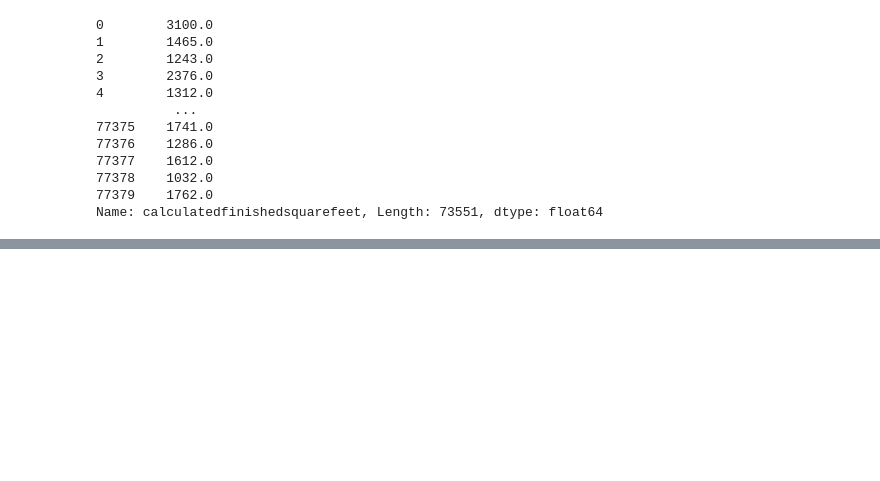
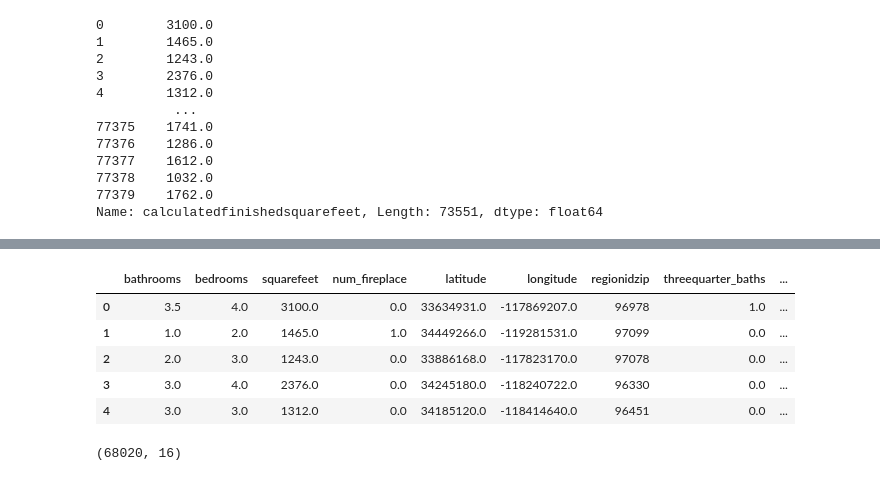
Before and after one commit to watermanbrandyn/clustering_project, a Jupyter notebook: zillow_notebook.ipynb, the cells around one changed output, grey strips where cells are left out. Saved outputs shown, nothing was run; the diff lists cells and outputs as text; code cells hidden in the pictures; blank space fills up the shorter version.

```diff
--- a/zillow_notebook.ipynb
+++ b/zillow_notebook.ipynb
@@ -528,0 +564,5 @@ Name: fips, dtype: int64
+# %%
+encode_cols = ['fips', 'hashottuborspa', 'poolcnt', 'taxdelinquencyflag']
+# %%
+for col in encode_cols:
+    df = pd.get_dummies(df, columns=[col])
@@ -528,0 +578,2 @@ Name: fips, dtype: int64
+# %%
+df = df.drop(columns = ['hashottuborspa_0', 'poolcnt_0', 'taxdelinquencyflag_0'])
@@ -528,0 +589,18 @@ Name: fips, dtype: int64
+# %%
+df = df.rename(columns={'bathroomcnt': 'bathrooms',
+                       'bedroomcnt': 'bedrooms', 'calculatedfinishedsquarefeet': 'squarefeet', 'fireplacecnt': 'num_fireplace',
+                       'threequarterbathnbr': 'threequarter_baths', 'hashottuborspa_1': 'hottub_or_spa', 'poolcnt_1': 'has_pool',
+                       'taxdelinquencyflag_1': 'tax_delinquency'})
+# %%
+df.head()
+# %% [output]
+|  | bathrooms | bedrooms | squarefeet | num_fireplace | latitude | longitude | regionidzip | threequarter_baths | ... |
+| 0 | 3.5 | 4.0 | 3100.0 | 0.0 | 33634931.0 | -117869207.0 | 96978 | 1.0 | ... |
+| 1 | 1.0 | 2.0 | 1465.0 | 1.0 | 34449266.0 | -119281531.0 | 97099 | 0.0 | ... |
+| 2 | 2.0 | 3.0 | 1243.0 | 0.0 | 33886168.0 | -117823170.0 | 97078 | 0.0 | ... |
+| 3 | 3.0 | 4.0 | 2376.0 | 0.0 | 34245180.0 | -118240722.0 | 96330 | 0.0 | ... |
+| 4 | 3.0 | 3.0 | 1312.0 | 0.0 | 34185120.0 | -118414640.0 | 96451 | 0.0 | ... |
+# %%
+df.shape
+# %% [output]
+(68020, 16)
```
Also changed, not shown: parts of 25 cells of this notebook.
